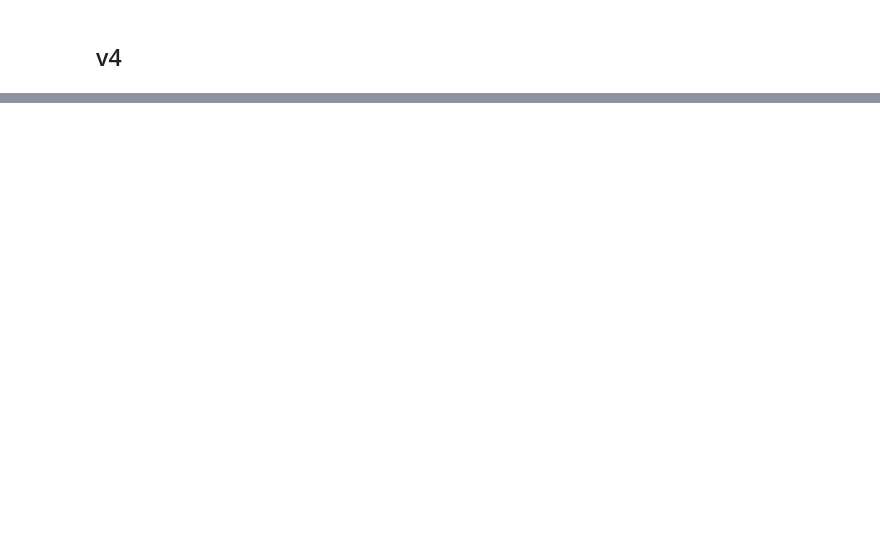
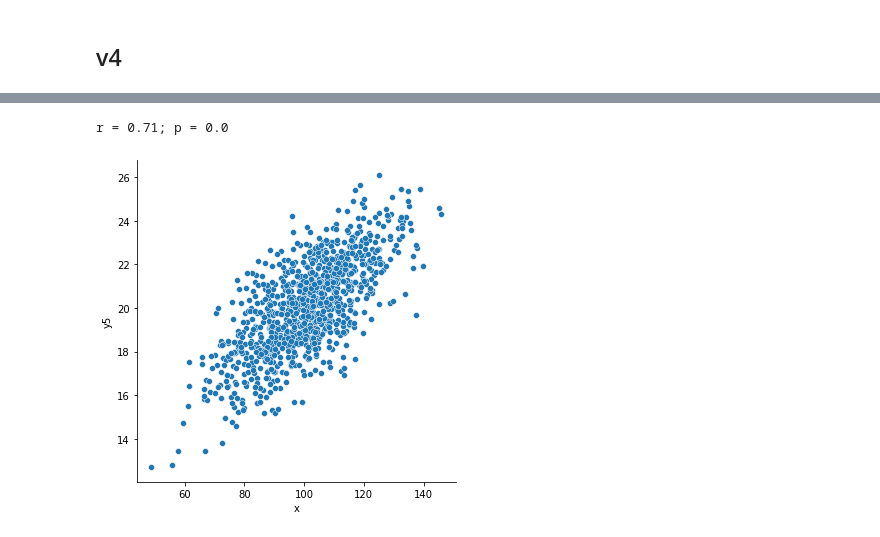
Before and after one commit to k-basinski/mbp, a Jupyter notebook: notebooks/korelacje.ipynb, the cells around one changed output, grey strips where cells are left out. Saved outputs shown, nothing was run; the diff lists cells and outputs as text; code cells hidden in the pictures; blank space fills up the shorter version.

```diff
--- a/notebooks/korelacje.ipynb
+++ b/notebooks/korelacje.ipynb
@@ -83,0 +90,9 @@ r = -0.72; p = 0.0
+# %%
+r, p = pearsonr(df.x, df.y5)
+print(f"r = {round(r, 2)}; p = {round(p, 3)}")
+
+sns.relplot(x='x', y='y5', data=df)
+plt.savefig('y5.png', dpi=150)
+# %% [output]
+r = 0.71; p = 0.0
+[figure, added]
```
Also changed, not shown: parts of 13 cells of this notebook, 8 other files.
